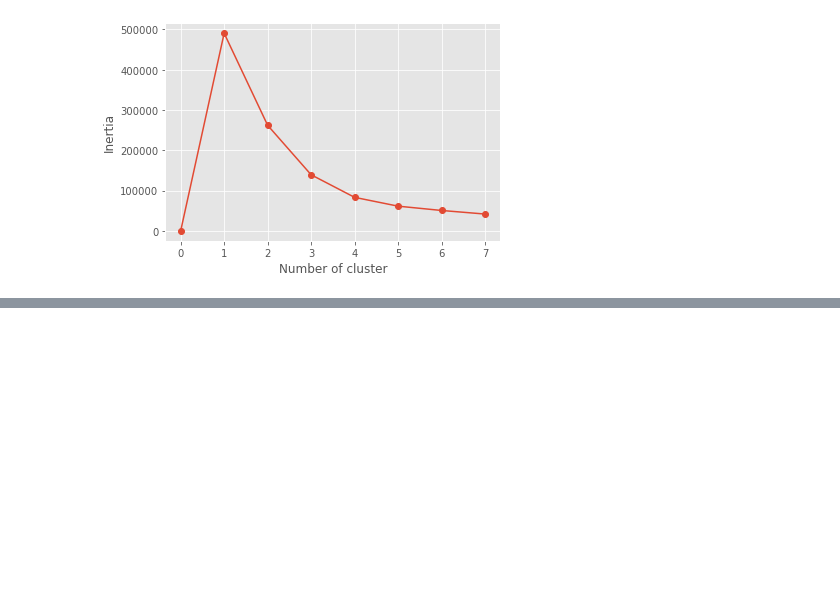
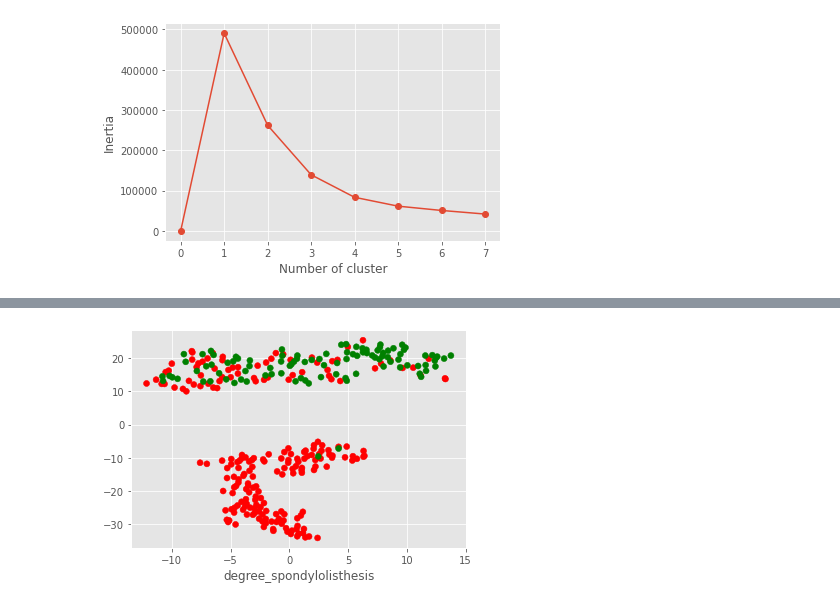
Before and after one commit to ebrukirikkayis/Machine-Learning, a Jupyter notebook: Week4-Lab/week4.lab.ipynb, the cells around one changed output, grey strips where cells are left out. Cells and saved outputs as stored; diff of their text form; code cells hidden in the pictures; blank space fills up the shorter version.

```diff
--- a/Week4-Lab/week4.lab.ipynb
+++ b/Week4-Lab/week4.lab.ipynb
@@ -363,0 +389,12 @@ plt.show()
+# %%
+from sklearn.manifold import TSNE
+model=TSNE(learning_rate=100)
+transformed=model.fit_transform(data2)
+x=transformed[:,0]
+y=transformed[:,1]
+plt.scatter(x,y,c=color_list)
+plt.xlabel('pelvic_radius')
+plt.xlabel('degree_spondylolisthesis')
+plt.show()
+# %% [output]
+[figure, added]
```
Also changed, not shown: parts of 8 cells of this notebook.
